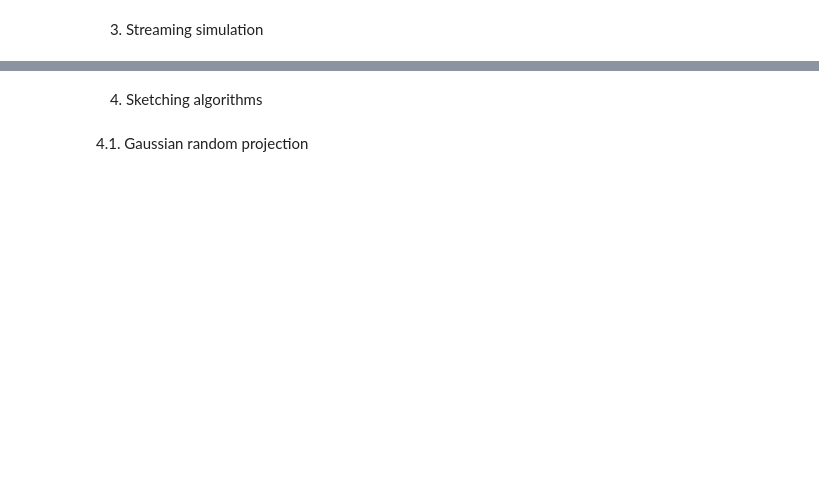
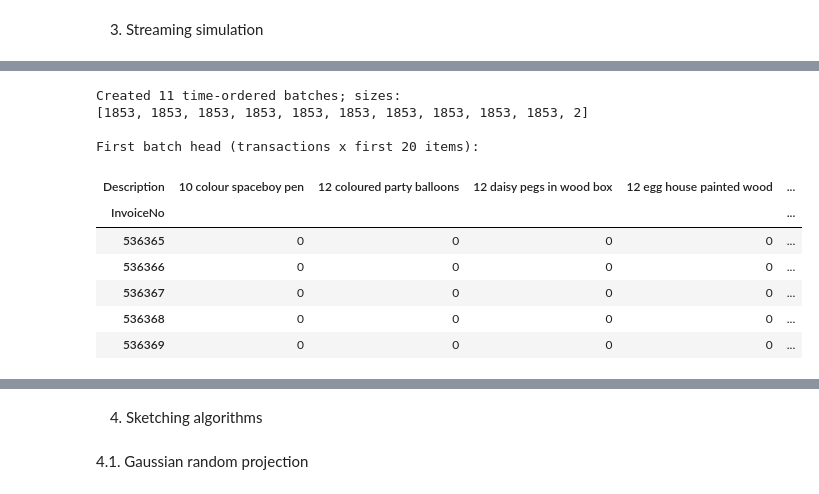
Before and after one commit to nazaninzareirad/computational_data_mining_2025, a Jupyter notebook: Untitled7.ipynb, the cells around one changed output, grey strips where cells are left out. Cells and saved outputs as stored; diff of their text form; code cells hidden in the pictures; blank space fills up the shorter version.

```diff
--- a/Untitled7.ipynb
+++ b/Untitled7.ipynb
@@ -133,0 +186,61 @@ InvoiceNo
+# %%
+# Section 3 — Create streaming batches
+import numpy as np
+
+# stream by InvoiceDate
+# map InvoiceNo -> row index in basket_df
+invoice_index = {inv: idx for idx, inv in enumerate(basket_df.index)}
+
+# build a DataFrame of unique invoices with their dates, in ascending time order
+invoices = clean_df[['InvoiceNo', 'InvoiceDate']].drop_duplicates().set_index('InvoiceNo')
+invoices = invoices.loc[~invoices.index.duplicated(keep='first')]  # safety
+invoices = invoices.reindex(basket_df.index)  # align to pivot index ordering if possible
+
+# if InvoiceDate contains NaT, fill with a late date so they appear at the end
+invoices['InvoiceDate'] = pd.to_datetime(invoices['InvoiceDate'], errors='coerce')
+invoices['InvoiceDate'] = invoices['InvoiceDate'].fillna(invoices['InvoiceDate'].max() + pd.Timedelta(days=1))
+
+# order invoice ids by date
+ordered_invoice_ids = invoices.sort_values('InvoiceDate').index.tolist()
+
+def stream_by_time(batch_size=500):
+    """
+    Returns list of DataFrames (batches) in chronological order.
+    Each batch is a DataFrame of 0/1 transactions (subset of rows from basket_df).
+    """
+    batches = []
+    for i in range(0, len(ordered_invoice_ids), batch_size):
+        batch_ids = ordered_invoice_ids[i:i+batch_size]
+        batches.append(basket_df.loc[batch_ids])
+    return batches
+
+def stream_random_sample(batch_size=500, seed=0):
+    rng = np.random.RandomState(seed)
+    indices = np.arange(basket_df.shape[0])
+    rng.shuffle(indices)
+    batches = []
+    for i in range(0, len(indices), batch_size):
+        batch_idx = indices[i:i+batch_size]
+        batches.append(basket_df.iloc[batch_idx])
+    return batches
+
+# example: create 10 batches of ~equal size using time-ordering
+time_batches = stream_by_time(batch_size=max(1, len(basket_df)//10))
+print("Created", len(time_batches), "time-ordered batches; sizes:")
+print([b.shape[0] for b in time_batches])
+
+# display first batch
+print("\nFirst batch head (transactions x first 20 items):")
+display(time_batches[0].iloc[:5, :20])
+# %% [output]
+Created 11 time-ordered batches; sizes:
+[1853, 1853, 1853, 1853, 1853, 1853, 1853, 1853, 1853, 1853, 2]
+
+First batch head (transactions x first 20 items):
+| Description | 10 colour spaceboy pen | 12 coloured party balloons | 12 daisy pegs in wood box | 12 egg house painted wood | ... |
+| InvoiceNo |  |  |  |  | ... |
+| 536365 | 0 | 0 | 0 | 0 | ... |
+| 536366 | 0 | 0 | 0 | 0 | ... |
+| 536367 | 0 | 0 | 0 | 0 | ... |
+| 536368 | 0 | 0 | 0 | 0 | ... |
+| 536369 | 0 | 0 | 0 | 0 | ... |
```
Also changed, not shown: parts of 19 cells of this notebook.
